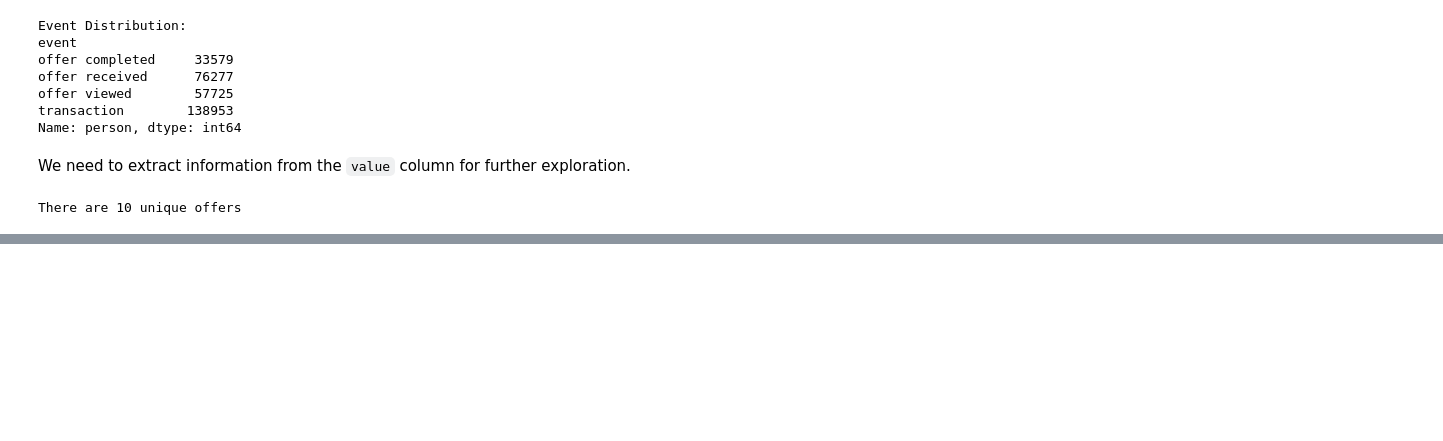
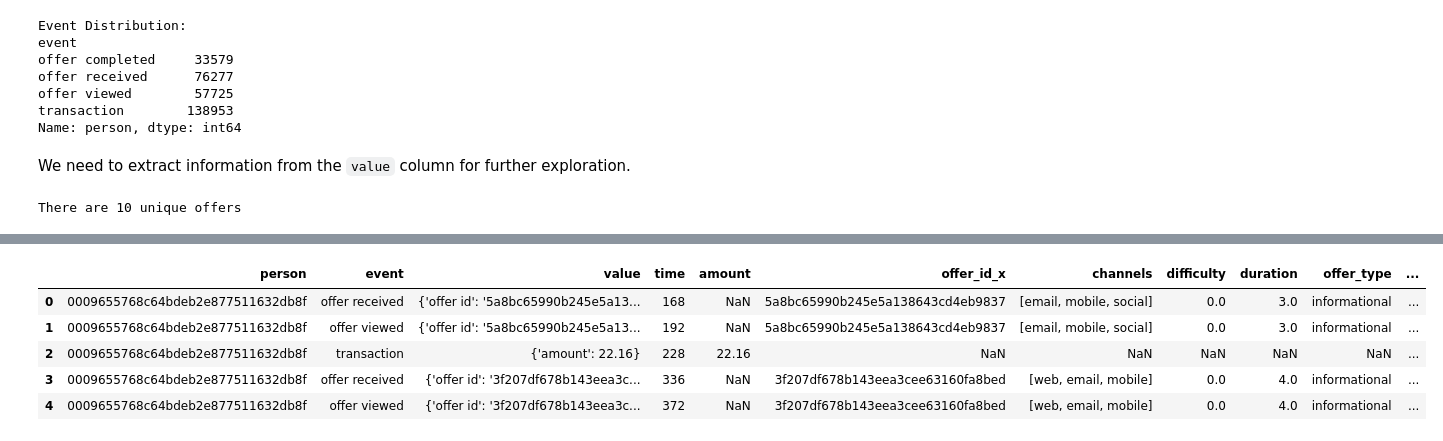
Before and after one commit to EraYJS/starbucks_capstone, a Jupyter notebook: Starbucks_Capstone_notebook.ipynb, the cells around one changed output, grey strips where cells are left out. Saved outputs shown, nothing was run; the diff lists cells and outputs as text; code cells hidden in the pictures; blank space fills up the shorter version.

```diff
--- a/Starbucks_Capstone_notebook.ipynb
+++ b/Starbucks_Capstone_notebook.ipynb
@@ -423,0 +279,8 @@ transactions_after_viewed.head()
+# %%
+transcript = transcript.merge(portfolio,
+                              how='left',
+                              left_on='offer_id',
+                              right_on='id')
+
+print(f"This is the Event Distribution:\n"
+      f"{transcript.groupby(['event', 'offer_type'])['offer_type'].count()}")
@@ -423,0 +322,40 @@ transactions_after_viewed.head()
+# %%
+# drop the dummy columns created by `merge`
+transcript_processed = pd.DataFrame(transcript)
+
+transcript_processed = transcript_processed.drop(columns=['reward_x',
+                                                          'reward_y'],
+                                                 axis=1,inplace=False)
+
+# sort the events by person and time
+transcript_processed = transcript_processed.sort_values(['person','time'])
+transcript_processed.head(10)
+# %%
+offer_completed = transcript_processed[['time','offer_id','person','event']] \
+                                      [(transcript_processed['event']== \
+                                            'transaction') |
+                                       (transcript_processed['event']==
+                                            'offer viewed')]
+
+offer_completed['offer_id'] = offer_completed['offer_id'].ffill()
+# %%
+# create the complete whole dataset for filtered data
+transcript_processed = transcript_processed.merge(offer_completed,
+                                                  how='left',
+                                                  on=['person','time','event'])
+
+# drop the dummy columns created by `merge`
+transcript_processed['offer_id'] = np.where(transcript_processed['offer_id_x'] \
+                                                .isnull(),
+                                            transcript_processed['offer_id_y'],
+                                            transcript_processed['offer_id_x'])
+
+transcript_processed.drop(columns=['offer_id_x','offer_id_y'],
+                          axis=1, inplace=True)
+# %% [output]
+|  | person | event | value | time | amount | offer_id_x | channels | difficulty | duration | offer_type | ... |
+| 0 | 0009655768c64bdeb2e877511632db8f | offer received | {'offer id': '5a8bc65990b245e5a13... | 168 | NaN | 5a8bc65990b245e5a138643cd4eb9837 | [email, mobile, social] | 0.0 | 3.0 | informational | ... |
+| 1 | 0009655768c64bdeb2e877511632db8f | offer viewed | {'offer id': '5a8bc65990b245e5a13... | 192 | NaN | 5a8bc65990b245e5a138643cd4eb9837 | [email, mobile, social] | 0.0 | 3.0 | informational | ... |
+| 2 | 0009655768c64bdeb2e877511632db8f | transaction | {'amount': 22.16} | 228 | 22.16 | NaN | NaN | NaN | NaN | NaN | ... |
+| 3 | 0009655768c64bdeb2e877511632db8f | offer received | {'offer id': '3f207df678b143eea3c... | 336 | NaN | 3f207df678b143eea3cee63160fa8bed | [web, email, mobile] | 0.0 | 4.0 | informational | ... |
+| 4 | 0009655768c64bdeb2e877511632db8f | offer viewed | {'offer id': '3f207df678b143eea3c... | 372 | NaN | 3f207df678b143eea3cee63160fa8bed | [web, email, mobile] | 0.0 | 4.0 | informational | ... |
```
Also changed, not shown: parts of 125 cells of this notebook, 1 other file.
